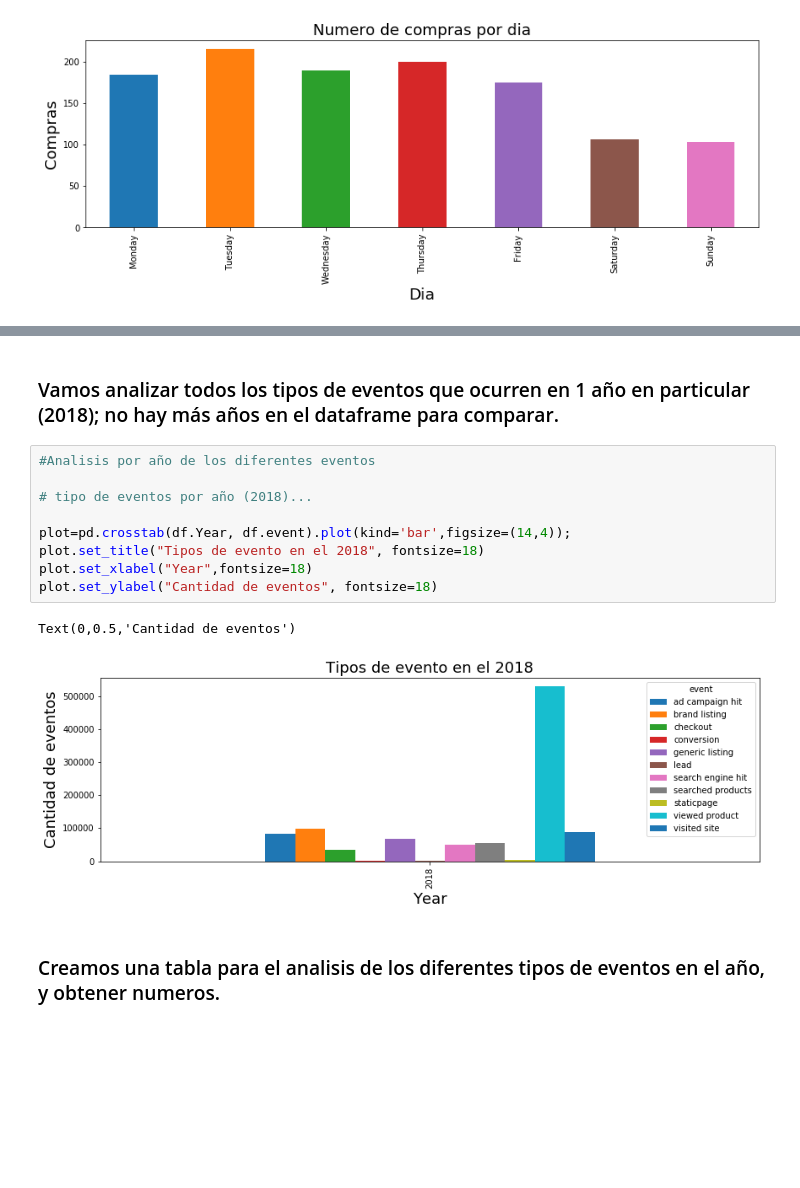
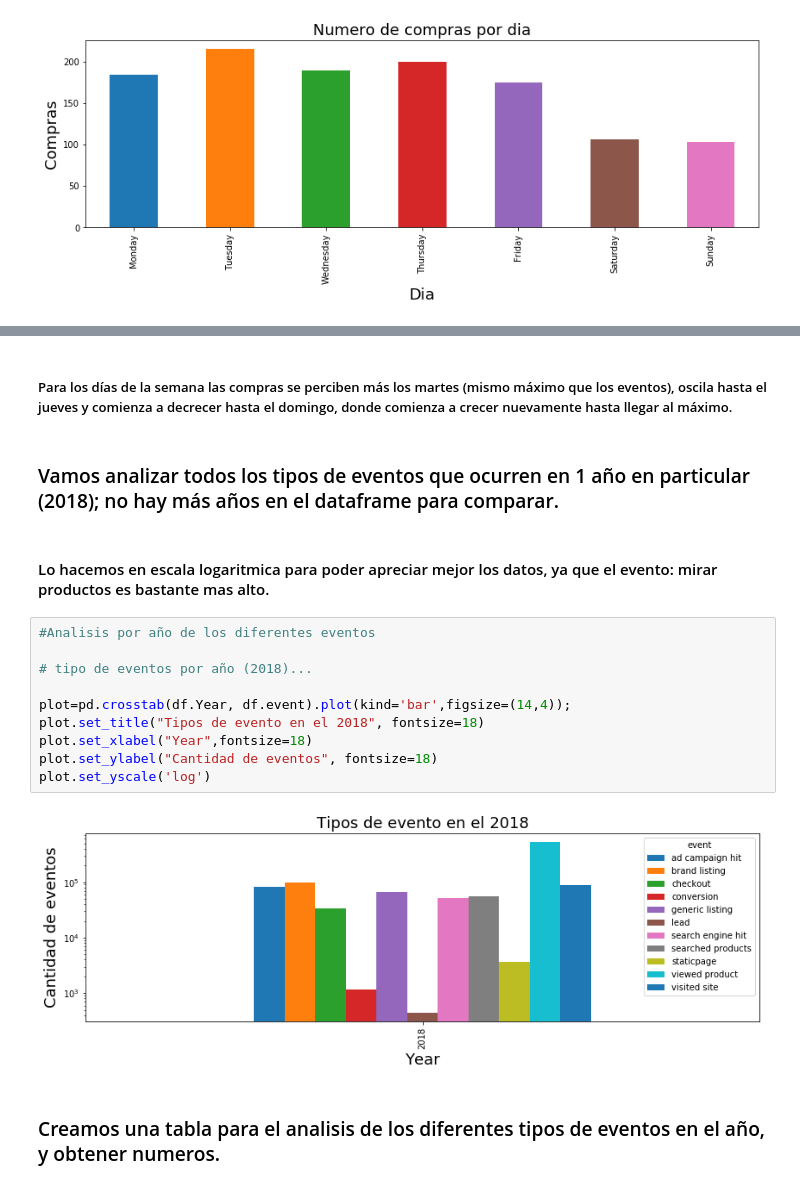
Before and after one commit to MartinCohen98/OrganizacionDeDatosTP1, a Jupyter notebook: AnalisisExploratorioTrocafoneBarbara.ipynb, the cells around one changed output, grey strips where cells are left out. Saved outputs shown, nothing was run; the diff lists cells and outputs as text; blank space fills up the shorter version.

```diff
--- a/AnalisisExploratorioTrocafoneBarbara.ipynb
+++ b/AnalisisExploratorioTrocafoneBarbara.ipynb
@@ -204,17 +322,21 @@ Text(0,0.5,'Compras')
+# %% [markdown]
+##### Para los días de la semana las compras se perciben más los martes (mismo máximo que los eventos), oscila hasta el jueves y comienza a decrecer hasta el domingo, donde comienza a crecer nuevamente hasta llegar al máximo.
 # %% [markdown]
 ### Vamos analizar todos los tipos de eventos que ocurren en 1 año en particular (2018); no hay más años en el dataframe para comparar.
+# %% [markdown]
+#### Lo hacemos en escala logaritmica para poder apreciar mejor los datos, ya que el evento: mirar productos es bastante mas alto.
 # %%
 #Analisis por año de los diferentes eventos
 
 # tipo de eventos por año (2018)...
 
 plot=pd.crosstab(df.Year, df.event).plot(kind='bar',figsize=(14,4));
 plot.set_title("Tipos de evento en el 2018", fontsize=18)
 plot.set_xlabel("Year",fontsize=18)
 plot.set_ylabel("Cantidad de eventos", fontsize=18)
+plot.set_yscale('log')
 # %% [output]
-Text(0,0.5,'Cantidad de eventos')
-[figure, old version]
+[figure, new version]
 # %% [markdown]
 ### Creamos una tabla para el analisis de los diferentes tipos de eventos en el año, y obtener numeros.
 # %%
```
Also changed, not shown: parts of 32 cells of this notebook.
